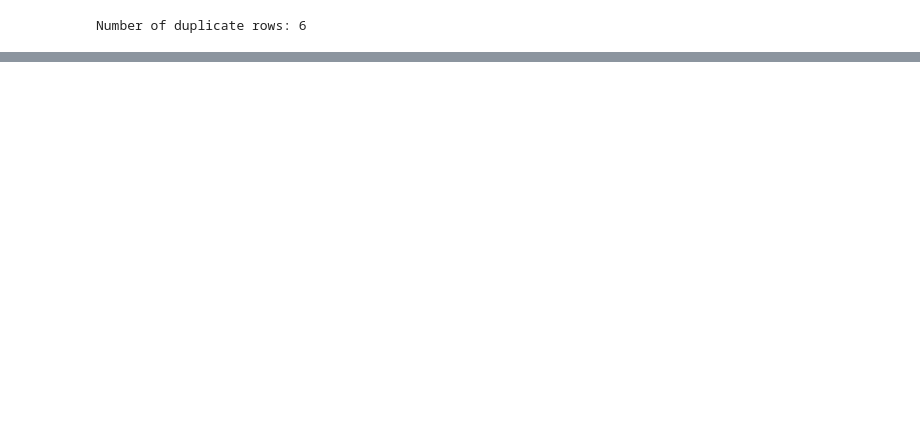
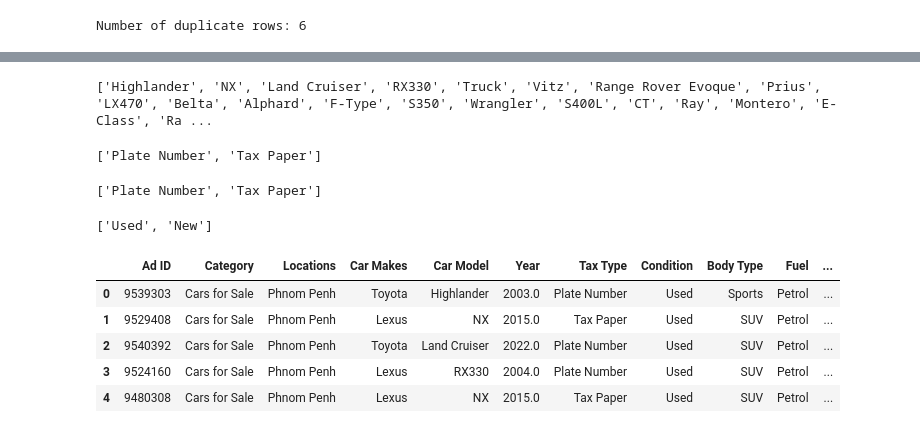
Before and after one commit to Chharng-Chhit/Car-Price-Predition-Project-, a Jupyter notebook: car_price_prediction.ipynb, the cells around one changed output, grey strips where cells are left out. Drawn from its saved outputs; the diff is of its cells as text; code cells hidden in the pictures; blank space fills up the shorter version.

```diff
--- a/car_price_prediction.ipynb
+++ b/car_price_prediction.ipynb
@@ -180,0 +829,71 @@ dtype: int64
+# %%
+# Strip trailing spaces from the column names
+df.columns = df.columns.str.strip()
+
+# Access the 'Car Model' column and get unique values as a list
+city = df['Car Model'].unique().tolist()
+
+# Print the list
+print(city)
+# %% [output]
+['Highlander', 'NX', 'Land Cruiser', 'RX330', 'Truck', 'Vitz', 'Range Rover Evoque', 'Prius', 'LX470', 'Belta', 'Alphard', 'F-Type', 'S350', 'Wrangler', 'S400L', 'CT', 'Ray', 'Montero', 'E-Class', 'Ra ...
+# %%
+# Strip trailing spaces from the column names
+df.columns = df.columns.str.strip()
+
+# Access the 'Car Model' column and get unique values as a list
+tax_type = df['Tax Type'].unique().tolist()
+
+# Print the list
+print(tax_type)
+
+# replace 'Tax Type' with the index of the tax type in the list
+
+# 0 for Plate Number Tax and 1 for Tax Paper
+# df['Tax Type'] = df['Tax Type'].apply(lambda x: tax_type.index(x))
+# df.head()
+# %% [output]
+['Plate Number', 'Tax Paper']
+# %%
+# Strip trailing spaces from the column names
+df.columns = df.columns.str.strip()
+
+# Access the 'Car Model' column and get unique values as a list
+tax_type = df['Tax Type'].unique().tolist()
+
+# Print the list
+print(tax_type)
+
+# replace 'Tax Type' with the index of the tax type in the list
+
+# # 0 for Plate Number Tax and 1 for Tax Paper
+# df['Tax Type'] = df['Tax Type'].apply(lambda x: tax_type.index(x))
+# df.head()
+# %% [output]
+['Plate Number', 'Tax Paper']
+# %%
+# Strip trailing spaces from the column names
+df.columns = df.columns.str.strip()
+
+# Access the 'Condition' column and get unique values as a list
+tax_type = df['Condition'].unique().tolist()
+
+# Print the list
+print(tax_type)
+
+# # replace 'Condition' with the index of the Condition in the list
+"""
+0 for Used
+1 for New
+"""
+
+# df['Condition'] = df['Condition'].apply(lambda x: tax_type.index(x))
+df.head()
+# %% [output]
+['Used', 'New']
+|  | Ad ID | Category | Locations | Car Makes | Car Model | Year | Tax Type | Condition | Body Type | Fuel | ... |
+| 0 | 9539303 | Cars for Sale | Phnom Penh | Toyota | Highlander | 2003.0 | Plate Number | Used | Sports | Petrol | ... |
+| 1 | 9529408 | Cars for Sale | Phnom Penh | Lexus | NX | 2015.0 | Tax Paper | Used | SUV | Petrol | ... |
+| 2 | 9540392 | Cars for Sale | Phnom Penh | Toyota | Land Cruiser | 2022.0 | Plate Number | Used | SUV | Petrol | ... |
+| 3 | 9524160 | Cars for Sale | Phnom Penh | Lexus | RX330 | 2004.0 | Plate Number | Used | SUV | Petrol | ... |
+| 4 | 9480308 | Cars for Sale | Phnom Penh | Lexus | NX | 2015.0 | Tax Paper | Used | SUV | Petrol | ... |
```
Also changed, not shown: parts of 42 cells of this notebook, 12 other files.
